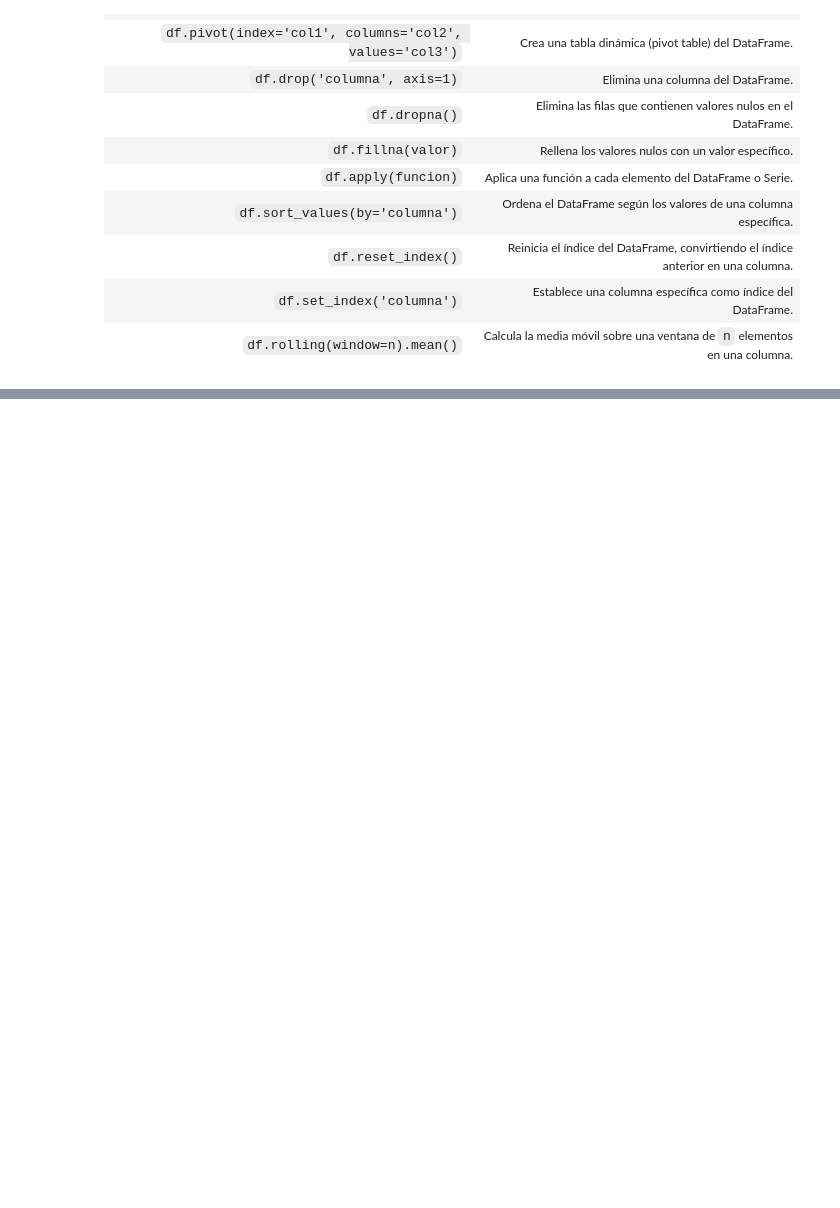
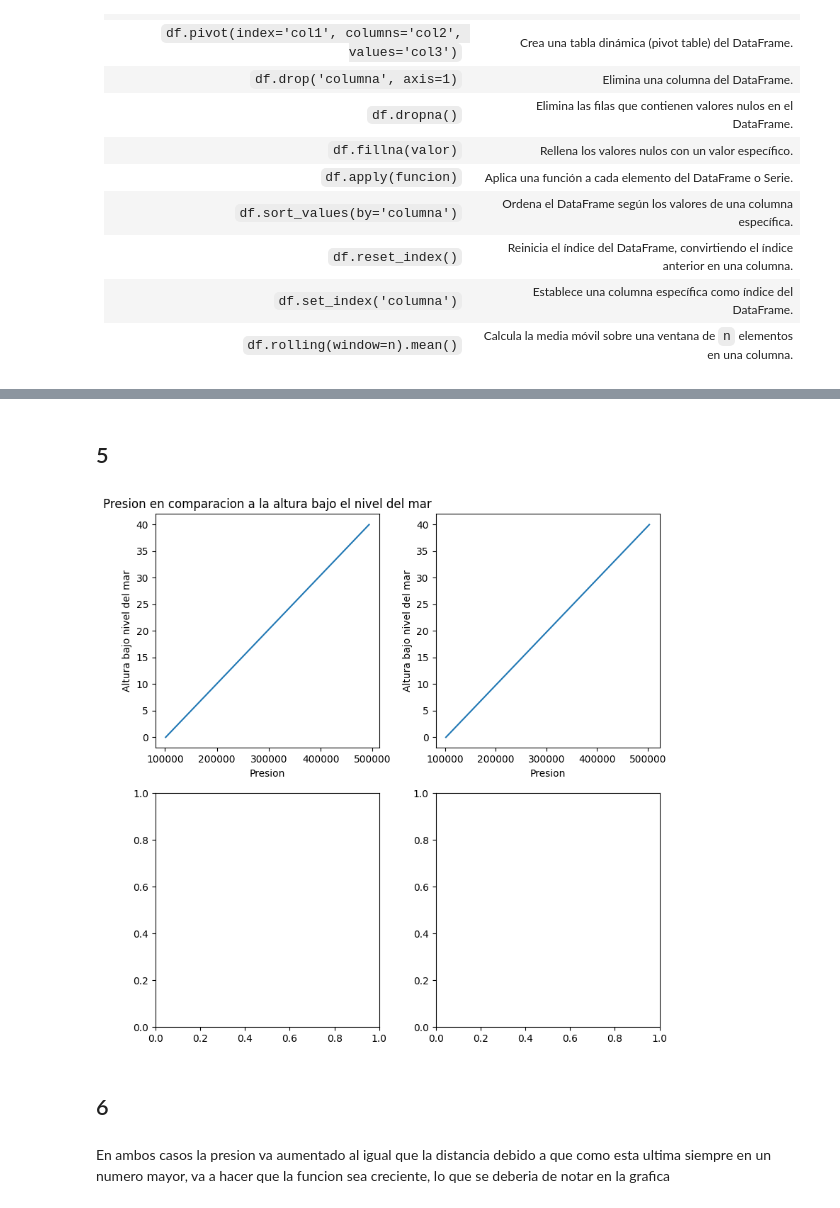
Before and after one commit to hernansalinas/FundamentosComputacion, a Jupyter notebook: Estudiantes/Cuevas_10/ExamenFinalFundamentosComputacion.ipynb, the cells around one changed output, grey strips where cells are left out. Drawn from its saved outputs; the diff is of its cells as text; code cells hidden in the pictures; blank space fills up the shorter version.

```diff
--- a/Estudiantes/Cuevas_10/ExamenFinalFundamentosComputacion.ipynb
+++ b/Estudiantes/Cuevas_10/ExamenFinalFundamentosComputacion.ipynb
@@ -128,0 +135,15 @@ Ayuda:
+# %%
+import pandas as pd
+import numpy as np
+
+Profundidad = np.arange(0,40+1,2)
+PresionSalada = np.zeros(20+1)
+
+
+for i in range (0, 20+1):
+    PresionSalada[i] = 101325 + 1025*9.8*Profundidad[i]
+
+SPresionSalada=pd.Series(PresionSalada)
+
+df_presion = pd.DataFrame({'Profundidad[m]':Profundidad, 'PresiónSalada[Pa]':SPresionSalada})
+df_presion
@@ -128,0 +174,13 @@ Ayuda:
+# %%
+import pandas as pd
+import numpy as np
+Profundidad = np.arange(0,40+1,2)
+PresionDulce = np.zeros(20+1)
+
+for i in range (0, 20+1):
+    PresionDulce[i] = 101325 + 1000*9.8*Profundidad[i]
+
+SPresionDulce=pd.Series(PresionDulce)
+
+df_presion = pd.DataFrame({'Profundidad[m]':Profundidad, 'PresiónDulce[Pa]':SPresionDulce})
+df_presion
@@ -128,0 +205,24 @@ Ayuda:
+# %% [markdown]
+## 5
+# %%
+import matplotlib.pyplot as plt
+
+fig, axs = plt.subplots(nrows=2, ncols=2, figsize=(8,8))
+
+axs[0, 0].plot(SPresionDulce,Profundidad )
+axs[0, 0].set_title('Presion en comparacion a la altura bajo el nivel del mar')
+axs[0, 0].set_xlabel('Presion')
+axs[0, 0].set_ylabel('Altura bajo nivel del mar')
+
+axs[0, 1].plot(SPresionSalada,Profundidad)
+axs[0, 1].set_title('')
+axs[0, 1].set_xlabel('Presion')
+axs[0, 1].set_ylabel('Altura bajo nivel del mar')
+
+plt.tight_layout()
+# %% [output]
+[figure, added]
+# %% [markdown]
+## 6
+# %% [markdown]
+En ambos casos la presion va aumentado al igual que la distancia debido a que como esta ultima siempre en un numero mayor, va a hacer que la funcion sea creciente, lo que se deberia de notar en la grafica
```
Also changed, not shown: parts of 10 cells of this notebook, 2 other files.
